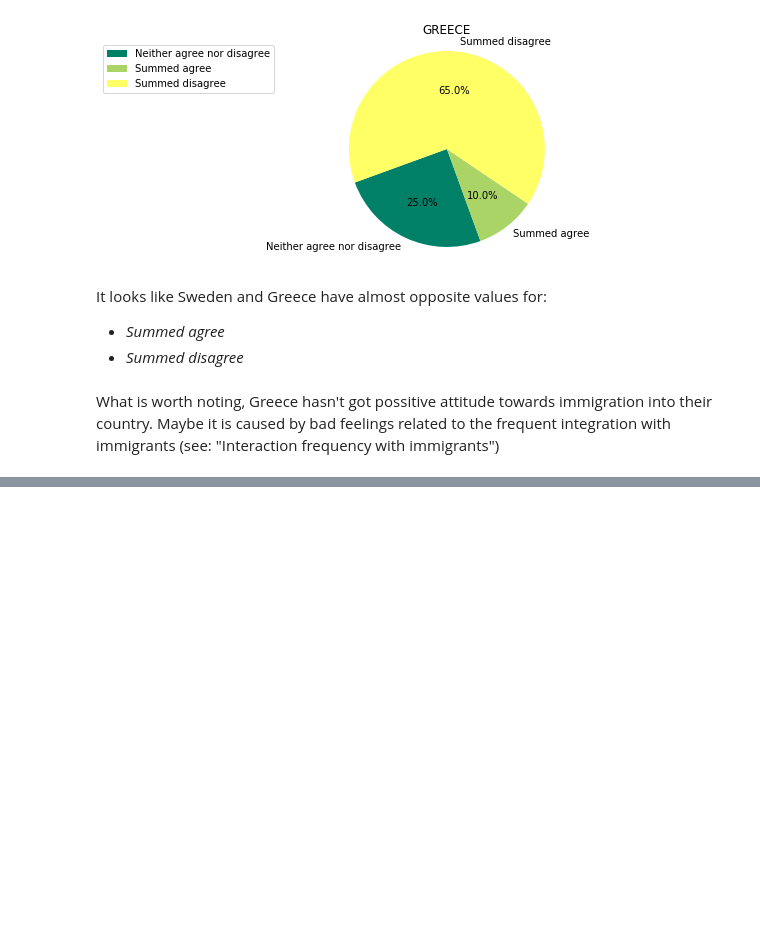
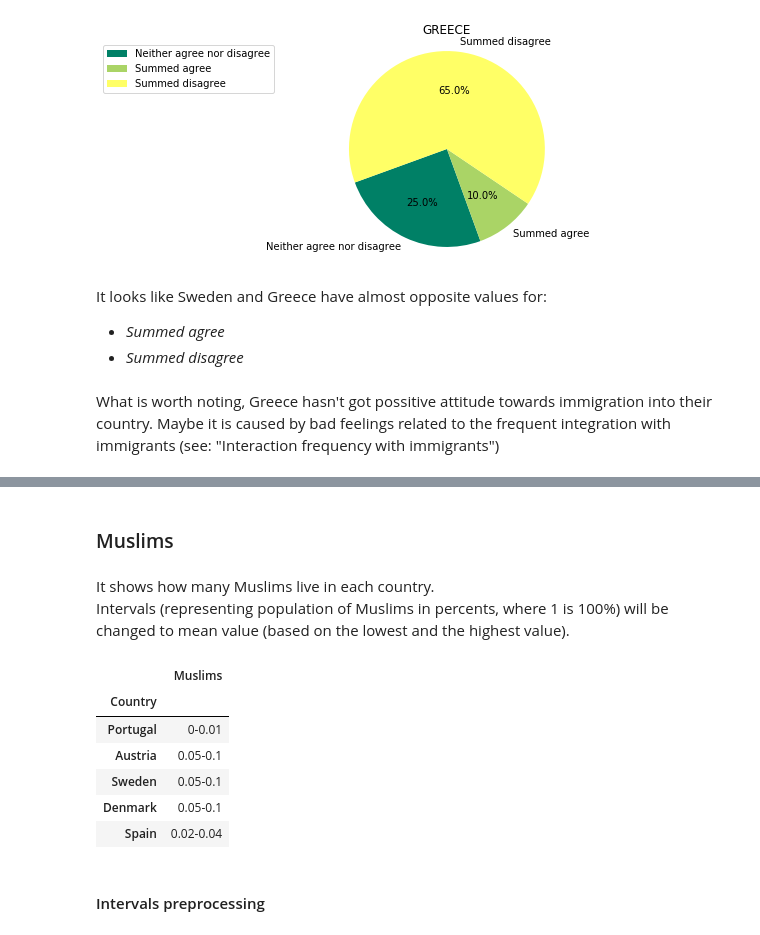
Before and after one commit to joanna-janos/MigrationSimulationInEU, a Jupyter notebook: data_analysis.ipynb, the cells around one changed output, grey strips where cells are left out. Saved outputs shown, nothing was run; the diff lists cells and outputs as text; code cells hidden in the pictures; blank space fills up the shorter version.

```diff
--- a/data_analysis.ipynb
+++ b/data_analysis.ipynb
@@ -432,0 +469,18 @@ Maybe it is caused by bad feelings related to the frequent integration with immi
+# %% [markdown]
+### Muslims
+# %% [markdown]
+It shows how many Muslims live in each country. <br>
+Intervals (representing population of Muslims in percents, where 1 is 100%) will be changed to mean value (based on the lowest and the highest value).
+# %%
+df_muslims = read_data_from_csv(filename='islam')
+df_muslims.sample(5)
+# %% [output]
+|  | Muslims |
+| Country |  |
+| Portugal | 0-0.01 |
+| Austria | 0.05-0.1 |
+| Sweden | 0.05-0.1 |
+| Denmark | 0.05-0.1 |
+| Spain | 0.02-0.04 |
+# %% [markdown]
+#### Intervals preprocessing
```
Also changed, not shown: parts of 31 cells of this notebook, 3 other files.
